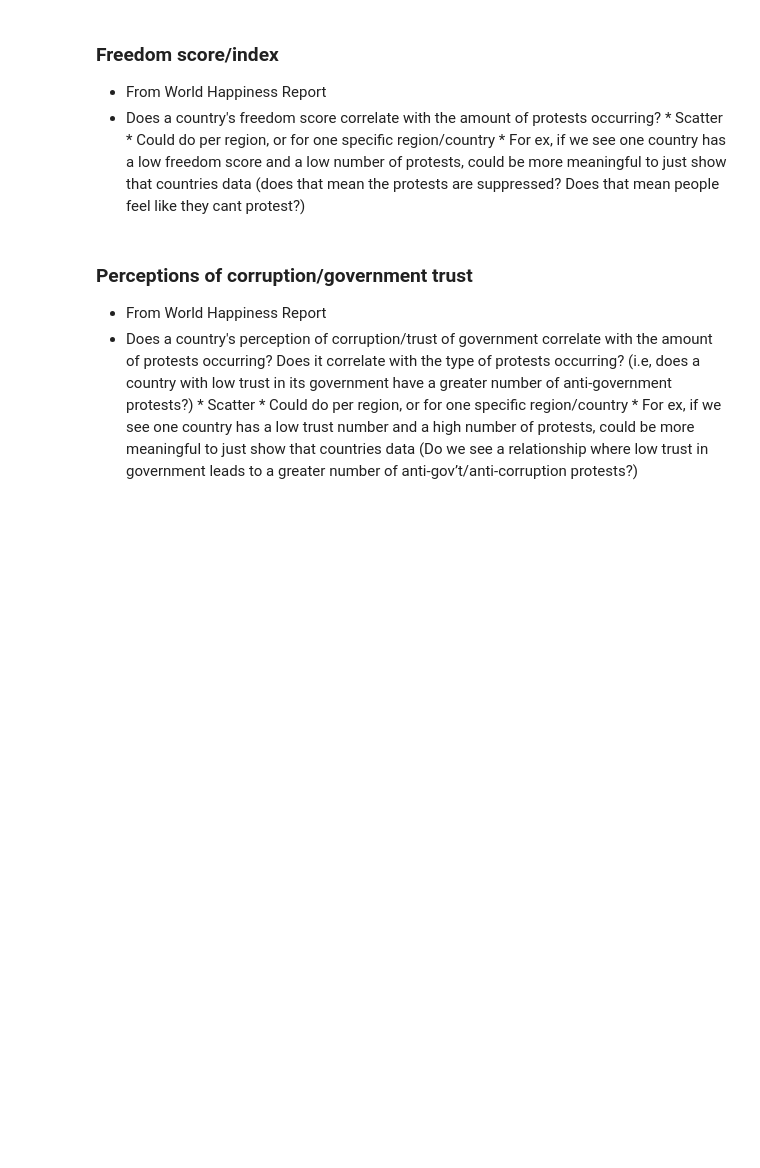
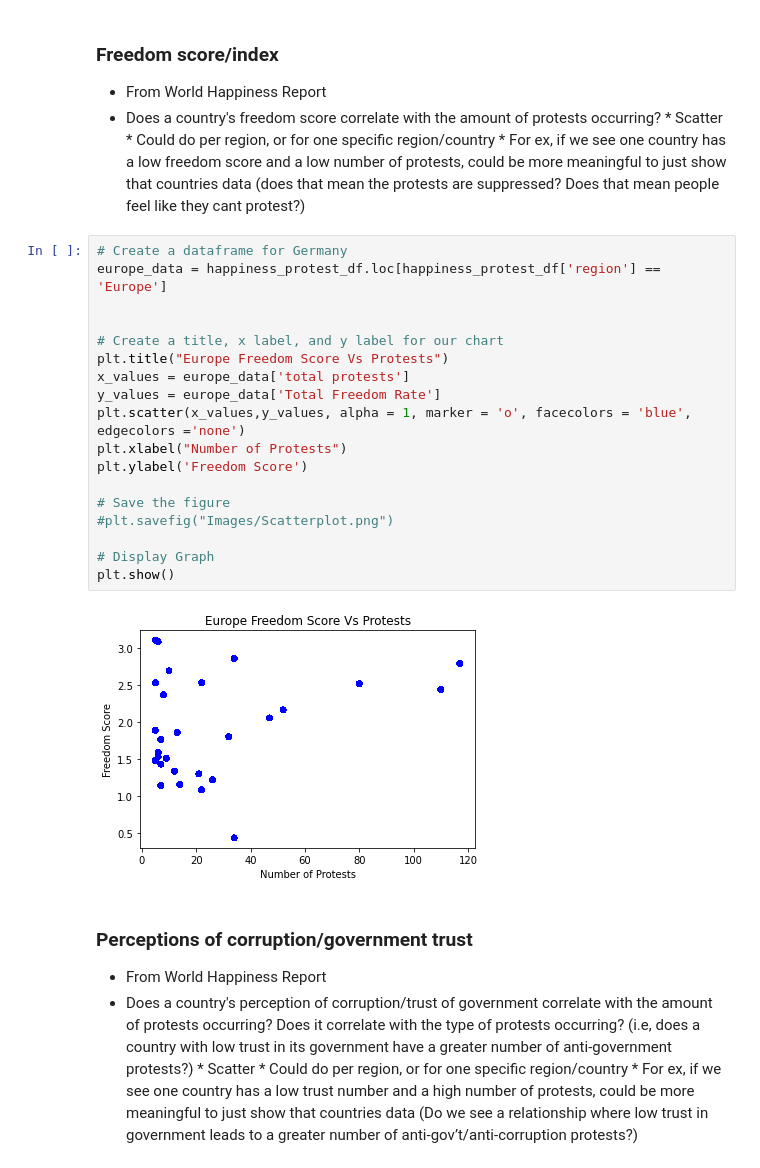
Before and after one commit to jeosqueri/Protest-Happiness-Analysis, a Jupyter notebook: Protest_For_Happiness_Project.ipynb, the cells around one changed output. Saved outputs shown, nothing was run; the diff lists cells and outputs as text; blank space fills up the shorter version.

Commit message:
added a few scater plot to evaluate and discuss during class

```diff
--- a/Protest_For_Happiness_Project.ipynb
+++ b/Protest_For_Happiness_Project.ipynb
@@ -487,6 +486,26 @@ KeyError: "None of [Index([
             * For ex, if we see one country has a low freedom score and a low number of protests, could be more
               meaningful to just show that countries data (does that mean the protests are suppressed? Does that mean
               people feel like they cant protest?)
+# %%
+# Create a dataframe for Germany
+europe_data = happiness_protest_df.loc[happiness_protest_df['region'] == 'Europe']
+
+
+# Create a title, x label, and y label for our chart
+plt.title("Europe Freedom Score Vs Protests")
+x_values = europe_data['total protests']
+y_values = europe_data['Total Freedom Rate']
+plt.scatter(x_values,y_values, alpha = 1, marker = 'o', facecolors = 'blue', edgecolors ='none')
+plt.xlabel("Number of Protests")
+plt.ylabel('Freedom Score')
+
+# Save the figure
+#plt.savefig("Images/Scatterplot.png")
+
+# Display Graph
+plt.show()
+# %% [output]
+[figure, added]
 # %% [markdown]
 ### Perceptions of corruption/government trust
 * From World Happiness Report
```
Also changed, not shown: parts of 5 cells of this notebook, 1 other file.
